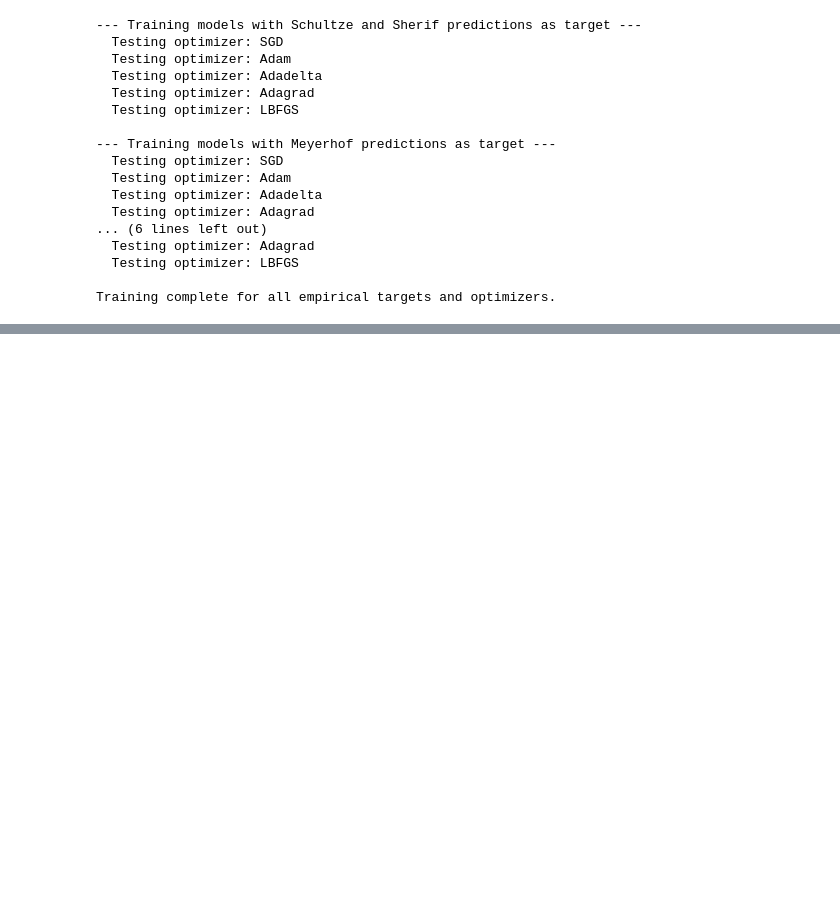
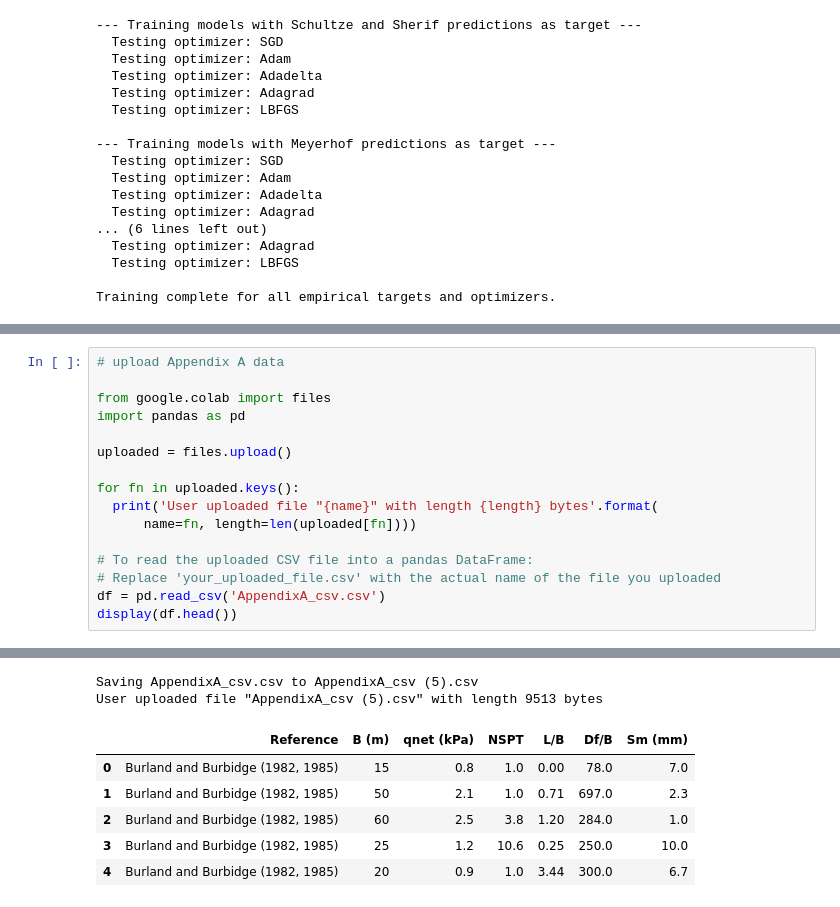
Before and after one commit to kdwilli/sandy-settlement, a Jupyter notebook: Implementation_Project.ipynb, the cells around one changed output, grey strips where cells are left out. Cells and saved outputs as stored; diff of their text form; blank space fills up the shorter version.

```diff
--- a/Implementation_Project.ipynb
+++ b/Implementation_Project.ipynb
@@ -783,0 +742,17 @@ display(results_df)
+# %%
+# upload Appendix A data
+
+from google.colab import files
+import pandas as pd
+
+uploaded = files.upload()
+
+for fn in uploaded.keys():
+  print('User uploaded file "{name}" with length {length} bytes'.format(
+      name=fn, length=len(uploaded[fn])))
+
+# To read the uploaded CSV file into a pandas DataFrame:
+# Replace 'your_uploaded_file.csv' with the actual name of the file you uploaded
+df = pd.read_csv('AppendixA_csv.csv')
+display(df.head())
+# %% [output]
@@ -783,0 +760,8 @@ display(results_df)
+Saving AppendixA_csv.csv to AppendixA_csv (5).csv
+User uploaded file "AppendixA_csv (5).csv" with length 9513 bytes
+|  | Reference | B (m) | qnet (kPa) | NSPT | L/B | Df/B | Sm (mm) |
+| 0 | Burland and Burbidge (1982, 1985) | 15 | 0.8 | 1.0 | 0.00 | 78.0 | 7.0 |
+| 1 | Burland and Burbidge (1982, 1985) | 50 | 2.1 | 1.0 | 0.71 | 697.0 | 2.3 |
+| 2 | Burland and Burbidge (1982, 1985) | 60 | 2.5 | 3.8 | 1.20 | 284.0 | 1.0 |
+| 3 | Burland and Burbidge (1982, 1985) | 25 | 1.2 | 10.6 | 0.25 | 250.0 | 10.0 |
+| 4 | Burland and Burbidge (1982, 1985) | 20 | 0.9 | 1.0 | 3.44 | 300.0 | 6.7 |
```
Also changed, not shown: parts of 11 cells of this notebook.
